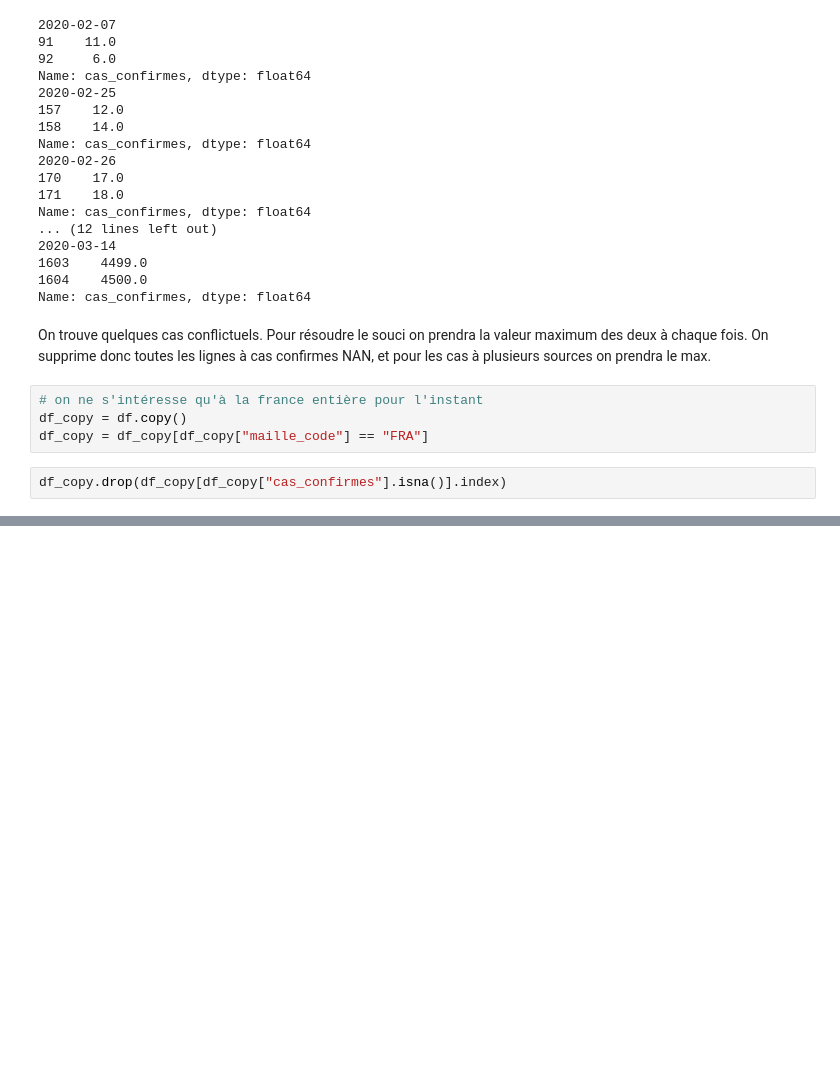
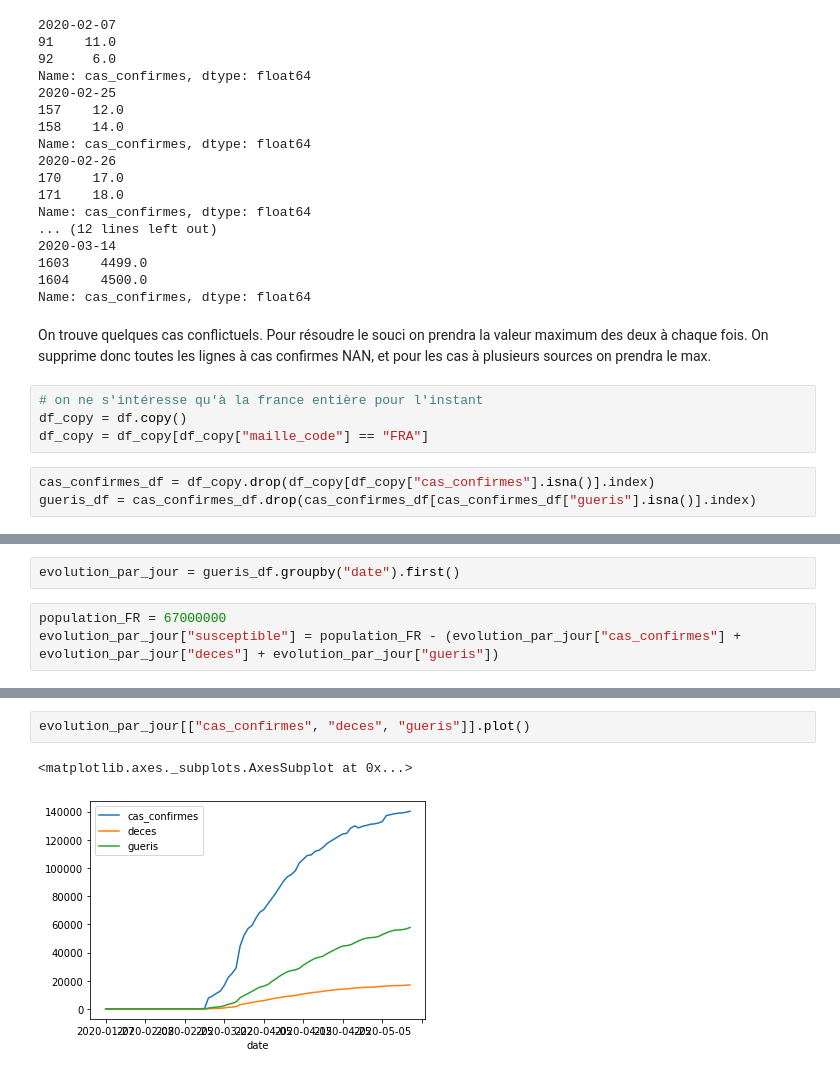
Before and after one commit to Pythalex/projet_science_des_donnees_ISD, a Jupyter notebook: exploration_chiffres_cles.ipynb, the cells around one changed output, grey strips where cells are left out. Cells and saved outputs as stored; diff of their text form; blank space fills up the shorter version.

```diff
--- a/exploration_chiffres_cles.ipynb
+++ b/exploration_chiffres_cles.ipynb
@@ -85,4 +85,5 @@ On trouve quelques cas conflictuels. Pour résoudre le souci on prendra la valeu
 df_copy = df.copy()
 df_copy = df_copy[df_copy["maille_code"] == "FRA"]
 # %%
-df_copy.drop(df_copy[df_copy["cas_confirmes"].isna()].index)
+cas_confirmes_df = df_copy.drop(df_copy[df_copy["cas_confirmes"].isna()].index)
+gueris_df = cas_confirmes_df.drop(cas_confirmes_df[cas_confirmes_df["gueris"].isna()].index)
@@ -106,0 +90,5 @@ s - set([float('nan')])
+# %%
+evolution_par_jour = gueris_df.groupby("date").first()
+# %%
+population_FR = 67000000
+evolution_par_jour["susceptible"] = population_FR - (evolution_par_jour["cas_confirmes"] + evolution_par_jour["deces"] + evolution_par_jour["gueris"])
@@ -106,0 +112,5 @@ s - set([float('nan')])
+# %%
+evolution_par_jour[["cas_confirmes", "deces", "gueris"]].plot()
+# %% [output]
+<matplotlib.axes._subplots.AxesSubplot at 0x...>
+[figure, added]
```
Also changed, not shown: parts of 6 cells of this notebook, 1 other file.
